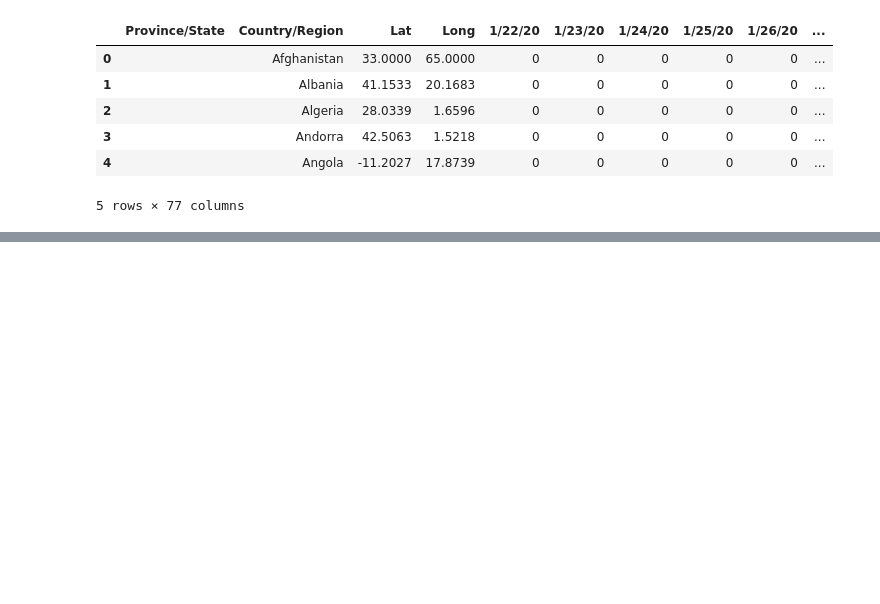
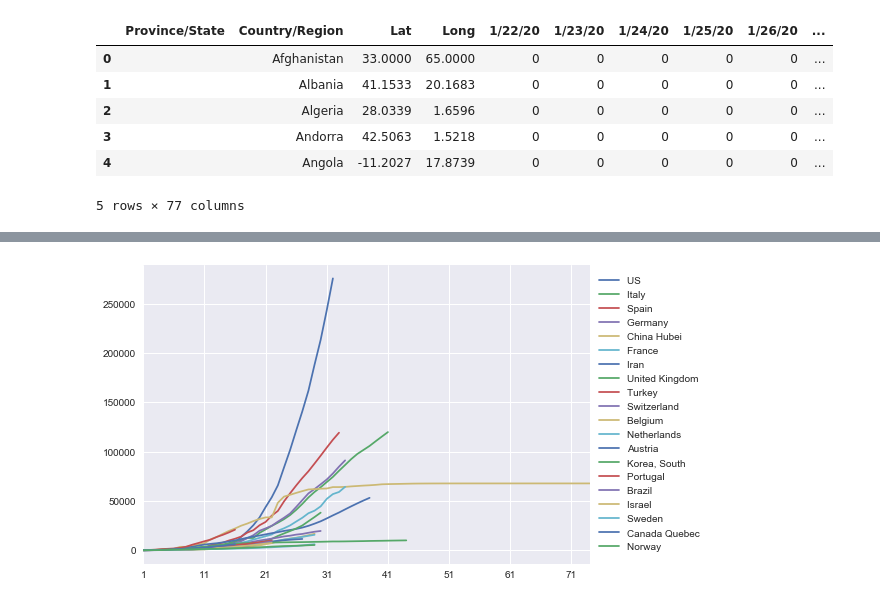
Before and after one commit to MiRoDS/DataScience_Project4, a Jupyter notebook: CapstoneProject.ipynb, the cells around one changed output, grey strips where cells are left out. Saved outputs shown, nothing was run; the diff lists cells and outputs as text; code cells hidden in the pictures; blank space fills up the shorter version.

```diff
--- a/CapstoneProject.ipynb
+++ b/CapstoneProject.ipynb
@@ -136,10 +127,41 @@ df_growth
 # %%
+def sort_according_to_number_of_infections(df):
+    '''
+    INPUT:
+    df - pandas dataframe with timeseries of number of infections
+
+    OUTPUT:
+    df - pandas dataframe in which the rows are sorted according to the number of infections
+
+    Description:
+    Sorts the rows in a descending manner according the number of infections
+    '''
+
+    # Sort according to the number of infections
+    # Iterate over all rows in df and fill the user item data frame
+    for index, row in df.iterrows():
+
+        # Iterate over all columns
+        infections=0
+        for col_name, col_data in df.iteritems():
+            if df.at[index, col_name]>infections:
+                infections=df.at[index, col_name]
+
+        df.at[index, 'Infections']=infections
+        df=df.sort_values(by='Infections', ascending=False)
+        #del df['Infections']
+
+    return df
+
+
+
 # Create a line plot
 
-def lineplot(df):
+def lineplot(df, number_of_top_countries):
     '''
     INPUT:
-    df - pandas dataframe with article_id, title, user_id columns
+    df - pandas dataframe with timeseries of number of infections
+    number_of_top_countries - plot only the specified number of countries with highest number of infections
 
     OUTPUT:
     n/a
@@ -147,6 +169,9 @@ def lineplot(df):
     Description:
     Creates a line plot of Corona case data. The x-axis shows the days. The y-axis shows the number of cases.
     '''
+
+    # Select the first rows according to value of number_of_top_countries
+    df=df.head(number_of_top_countries)
 
     # Exchange rows and columns
     df=df.transpose()
@@ -162,0 +184,2 @@ lineplot(df_growth)
+# %%
+df_growth_sorted=sort_according_to_number_of_infections(df_growth)
@@ -162,0 +197,4 @@ lineplot(df_growth)
+# %%
+lineplot(df_growth_sorted, 20)
+# %% [output]
+[figure, added]
```
Also changed, not shown: parts of 13 cells of this notebook.
